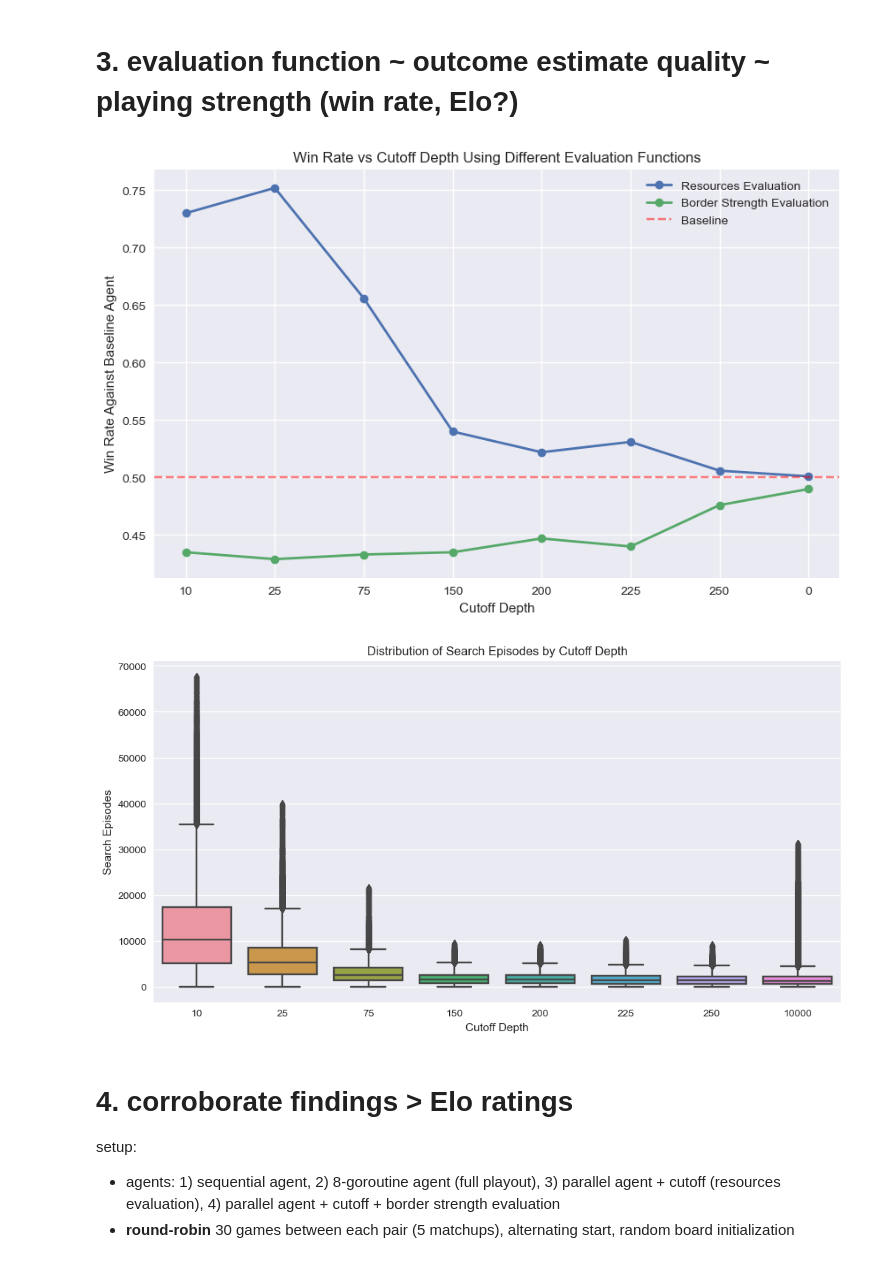
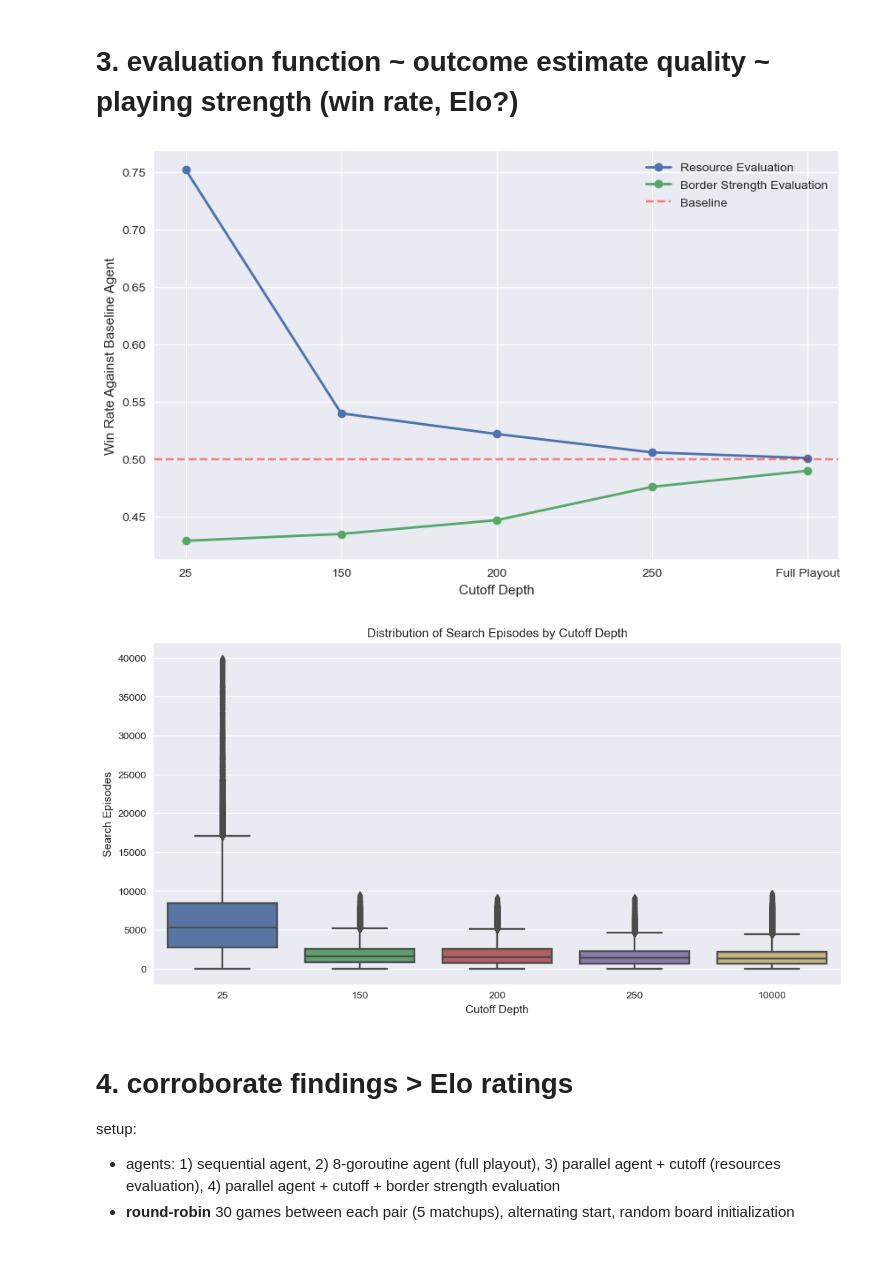
Before and after one commit to christopherWilliams98/risk-agent, a Jupyter notebook: experiments/analysis.ipynb, the cells around one changed output. Cells and saved outputs as stored; diff of their text form; code cells hidden in the pictures.

```diff
--- a/experiments/analysis.ipynb
+++ b/experiments/analysis.ipynb
@@ -166,7 +165,13 @@ Upper Quartile (Q3): 240
 # DONE: calculate and plot experiment agents' win rates
 agent_configs, game_records, move_records, output_dir = load_experiment_data("data/cutoff")
 
+agent_configs = agent_configs[agent_configs['cutoff'].isin([25, 150, 200, 250, 0])]
+game_records = game_records[game_records['agent2'].isin(agent_configs['id'])]
+move_records = move_records[move_records['game'].isin(game_records['id'])]
+
 cutoff_win_rates = calculate_win_rates(game_records, agent_configs)
+print(cutoff_win_rates)
+
 # cutoff_win_rates = process_cutoff_labels(cutoff_win_rates)
 plt = plot_win_rates(
     cutoff_win_rates,
@@ -180,7 +185,10 @@ plt.show()
 show_missing_data(game_records)
 
 # DONE: calculate and plot experiment agents' throughput distribution (episodes/time budget) in the same format as concurrency experiment
-plt = plot_episodes_by_cutoff(move_records, agent_configs, output_dir)
+# plt = plot_episodes_by_cutoff(move_records, agent_configs, output_dir)
+# plt.show()
+
+plt = plot_episodes_by_cutoff_violin(move_records, agent_configs, output_dir)
 plt.show()
 
 # TODO: potentially 1) calculate the correlation coefficient 2) show the correlation (2 lines in one chart) between throughput and win rate
@@ -193,33 +214,36 @@ No artists with labels found to put in legend.  Note that artists whose label st
 # %%
 # DONE: same setup as cutoff experiment, but each experiment group agent uses border strength evaluation
 # DONE: plot another line in win rate chart (5 matchups)
 # hypothesis: border strength evaluation estimates outcome more accurately than resources evaluation > higher win rate at each agent > the effect may be bigger when cutoff depth is smaller
 # TODO: same setup could be extened with an agent that uses value network predictions as evaluation result to evaluate value network (future work)
 
 agent_configs, game_records, move_records, output_dir = load_experiment_data("data/evaluation")
+agent_configs = agent_configs[agent_configs['cutoff'].isin([25, 150, 200, 250, 0])]
+game_records = game_records[game_records['agent2'].isin(agent_configs['id'])]
+move_records = move_records[move_records['game'].isin(game_records['id'])]
 
 show_missing_data(game_records)
 
 eval_win_rates = calculate_win_rates(game_records, agent_configs)
 # eval_win_rates = process_cutoff_labels(eval_win_rates)
 plt = plot_combined_win_rates(
-    [(cutoff_win_rates, "Resources Evaluation"),
+    [(cutoff_win_rates, "Resource Evaluation"),
      (eval_win_rates, "Border Strength Evaluation")],
     param_col="cutoff",
     output_dir=output_dir,
-    title="Win Rate vs Cutoff Depth Using Different Evaluation Functions",
+    # title="Win Rate vs Cutoff Depth Using Different Evaluation Functions",
     xlabel="Cutoff Depth"
 )
 plt.show()
 
 # DONE: plot throughput distribution for evaluation experiment agents
 plt = plot_episodes_by_cutoff(move_records, agent_configs, output_dir)
 plt.show()
 
 # TODO: fix/improve border strength evaluation function (should have higher win rates)
 # %% [output]
-[figure, old version]
+[figure, new version]
-[figure, old version]
+[figure, new version]
 # %% [markdown]
 # 4. corroborate findings > Elo ratings
 setup:
```
Also changed, not shown: parts of 6 cells of this notebook, 9 other files.
